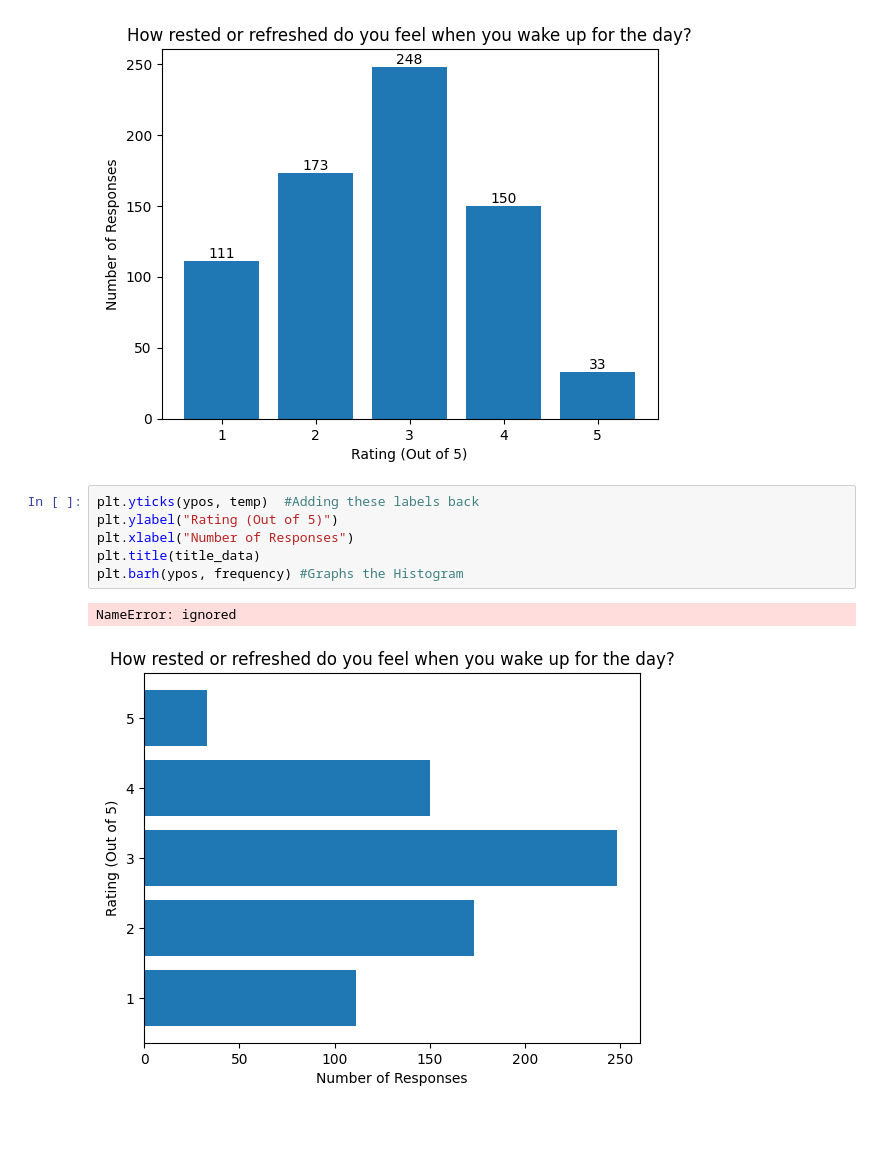
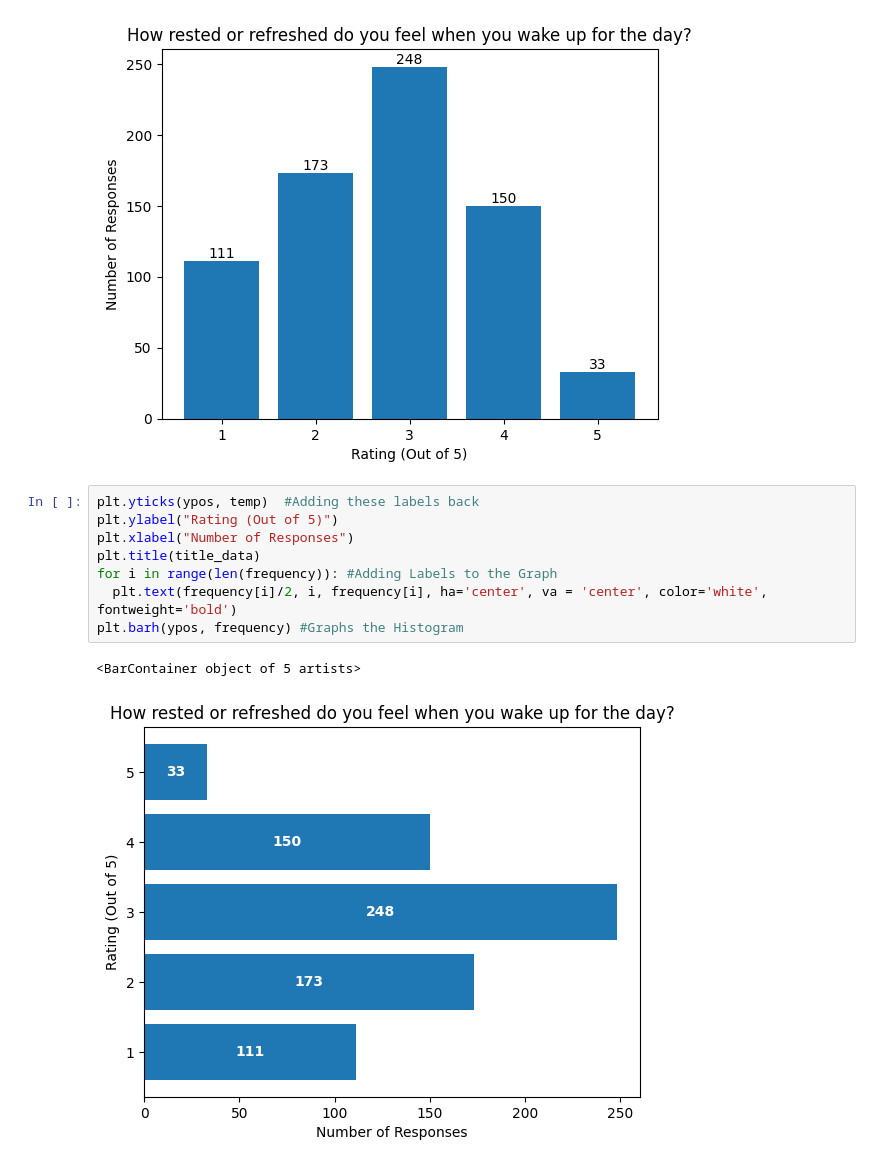
Before and after one commit to Macindaw/Intern-Project, a Jupyter notebook: Reporduce_Graphs.ipynb, the cells around one changed output. Saved outputs shown, nothing was run; the diff lists cells and outputs as text; blank space fills up the shorter version.

Commit message:
Added Data Labels to Bar Charts

```diff
--- a/Reporduce_Graphs.ipynb
+++ b/Reporduce_Graphs.ipynb
@@ -82,12 +82,14 @@ plt.bar(ypos, frequency) #Graphs the Histogram
 # %%
 plt.yticks(ypos, temp)  #Adding these labels back
 plt.ylabel("Rating (Out of 5)")
 plt.xlabel("Number of Responses")
 plt.title(title_data)
+for i in range(len(frequency)): #Adding Labels to the Graph
+  plt.text(frequency[i]/2, i, frequency[i], ha='center', va = 'center', color='white', fontweight='bold')
 plt.barh(ypos, frequency) #Graphs the Histogram
 # %% [output]
-NameError: ignored
+<BarContainer object of 5 artists>
-[figure, old version]
+[figure, new version]
 # %%
 fig, ax = plt.subplots()
 hbars = ax.barh(ypos, frequency, align='center')
```
Also changed, not shown: parts of 4 cells of this notebook.
